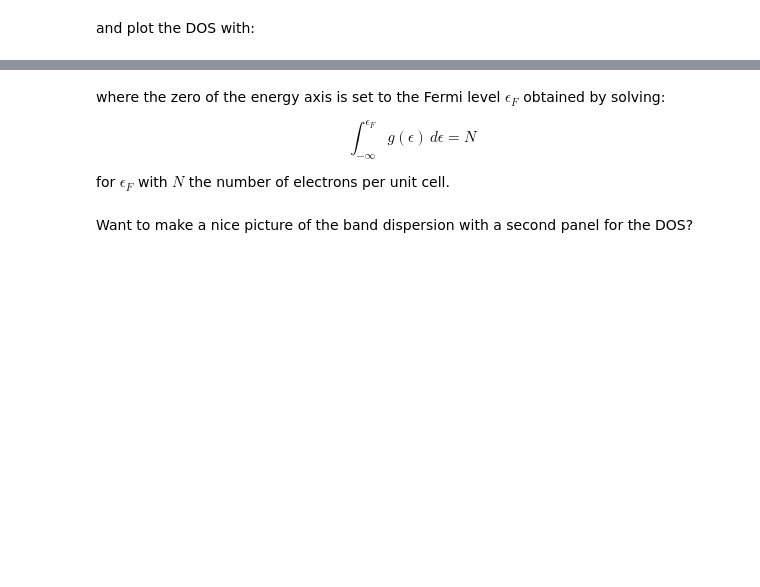
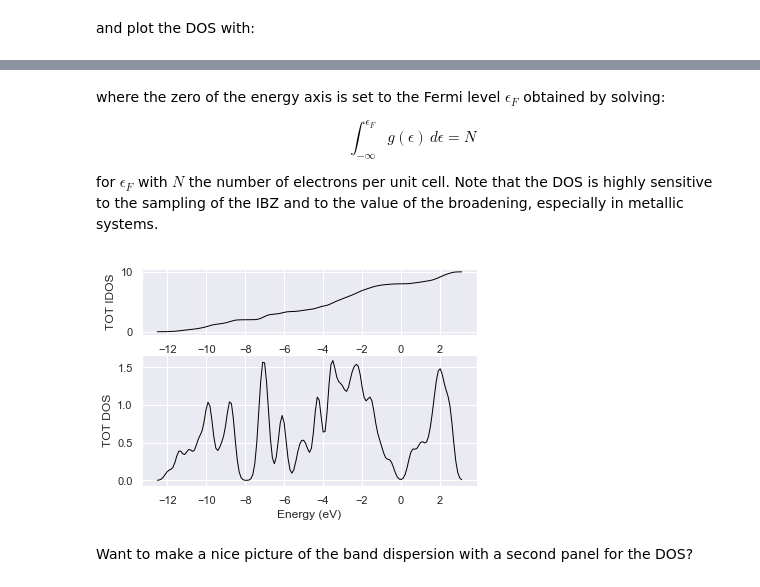
Before and after one commit to abinit/abitutorials, a Jupyter notebook: abitutorials/base3/lesson_base3.ipynb, the cells around one changed output, grey strips where cells are left out. Cells and saved outputs as stored; diff of their text form; code cells hidden in the pictures; blank space fills up the shorter version.

```diff
--- a/abitutorials/base3/lesson_base3.ipynb
+++ b/abitutorials/base3/lesson_base3.ipynb
@@ -411,6 +456,12 @@ where the zero of the energy axis is set to the Fermi level $\epsilon_F$ obtaine
 $$\int_{-\infty}^{\epsilon_F} g(\epsilon)\,d\epsilon = N$$
 
 for $\epsilon_F$ with $N$ the number of electrons per unit cell.
+Note that the DOS is highly sensitive to the sampling of the IBZ and to the value of the broadening,
+especially in metallic systems.
+# %%
+edos.plot_dos_idos();
+# %% [output]
+[figure, added]
 # %% [markdown]
 Want to make  a nice picture of the band dispersion with a second panel for the DOS?
 # %%
```
Also changed, not shown: parts of 33 cells of this notebook, 11 other files.
